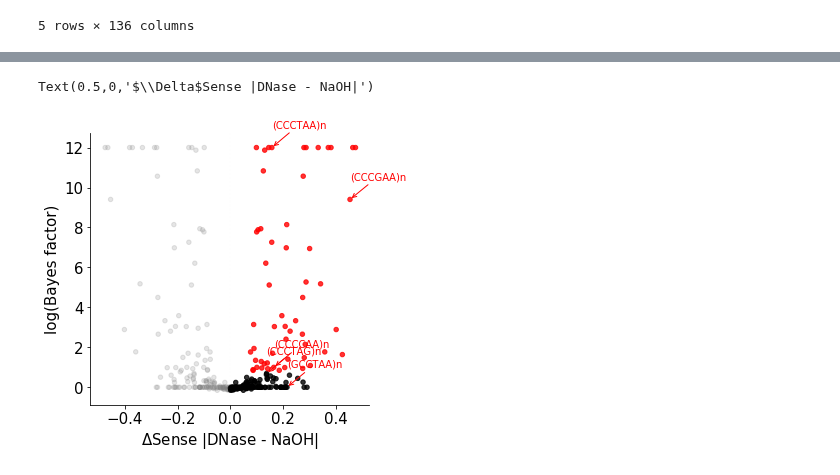
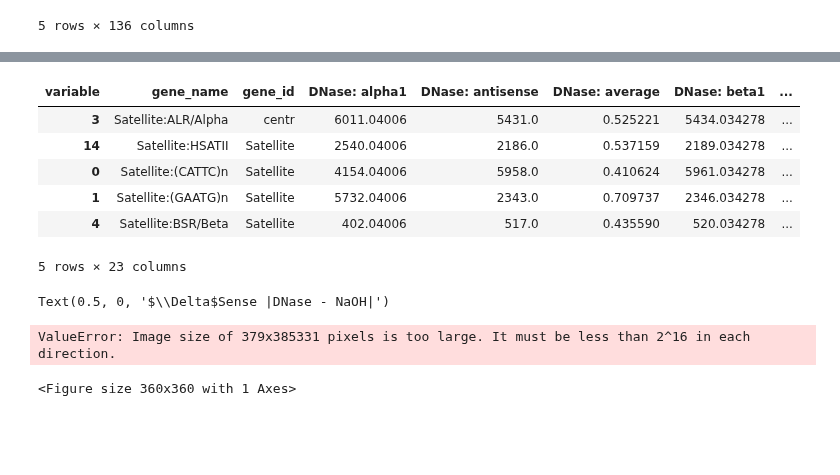
Before and after one commit to wckdouglas/cfNA, a Jupyter notebook: plots/plot_repeats.ipynb, the cells around one changed output, grey strips where cells are left out. Saved outputs shown, nothing was run; the diff lists cells and outputs as text; code cells hidden in the pictures; blank space fills up the shorter version.

```diff
--- a/plots/plot_repeats.ipynb
+++ b/plots/plot_repeats.ipynb
@@ -113,18 +117,28 @@ telo + '|' + reverse_complement(telo)
+# %%
+#https://repository.upenn.edu/cgi/viewcontent.cgi?article=3272&context=edissertations
+telo = 'TAACCC|CCCGAA|CCCCAA|CCCTAG|TTAGGC|TTAGGG'
+telo += '|' + reverse_complement(telo)
+x_val = 'delta_sense'
+y_val = 'log_bf'
+plot_bf_df = posterior_df\
+    .query('bayes_factor  > 0') \
+    .assign(label = lambda d: np.where(d[x_val] < 0, 'Antisense','Sense')) \
+    .assign(color = lambda d: np.where(d.label == "Antisense", 'gray', 'black'))\
+    .assign(color = lambda d: np.where((d.label != "Antisense") & (d.h0_p > 5), 'red', d.color))\
+    .sort_values('log_bf', ascending=False)
+plot_bf_df.head()
+# %% [output]
+| variable | gene_name | gene_id | DNase: alpha1 | DNase: antisense | DNase: average | DNase: beta1 | ... |
+| 3 | Satellite:ALR/Alpha | centr | 6011.04006 | 5431.0 | 0.525221 | 5434.034278 | ... |
+| 14 | Satellite:HSATII | Satellite | 2540.04006 | 2186.0 | 0.537159 | 2189.034278 | ... |
+| 0 | Satellite:(CATTC)n | Satellite | 4154.04006 | 5958.0 | 0.410624 | 5961.034278 | ... |
+| 1 | Satellite:(GAATG)n | Satellite | 5732.04006 | 2343.0 | 0.709737 | 2346.034278 | ... |
+| 4 | Satellite:BSR/Beta | Satellite | 402.04006 | 517.0 | 0.435590 | 520.034278 | ... |
+5 rows × 23 columns
 # %%
-#https://repository.upenn.edu/cgi/viewcontent.cgi?article=3272&context=edissertations
-telo = 'TAACCC|CCCGAA|CCCCAA|CCCTAG|TTAGGC|TTAGGG'
-telo += '|' + reverse_complement(telo)
 fig = plt.figure(figsize=(5,5))
-epsilon = 1e-12
-x_val = 'delta_sense'
+
 ax = fig.add_subplot(111)
-plot_bf_df = posterior_df\
-    .query('bayes_factor > 0') \
-    .assign(log_bf = lambda d: d.bayes_factor.transform(lambda x: np.log10(x)))\
-    .assign(label = lambda d: np.where(d[x_val] < 0, 'Antisense','Sense')) \
-    .assign(color = lambda d: np.where(d.label == "Antisense", 'gray', 'black'))\
-    .assign(color = lambda d: np.where((d.label != "Antisense") & (d.bayes_factor > 5), 'red', d.color))
-
 for lab, lab_df in  plot_bf_df.groupby('label'):
     if lab == "Sense":
         alpha = 0.8
@@ -135,20 +149,18 @@ for lab, lab_df in  plot_bf_df.groupby('label'):
         colors = []
         for i, row in lab_df.iterrows():
             x = row[x_val]
-            y = row['log_bf']
+            y = row[y_val]
             data.append((x,y))
-            if row['bayes_factor'] > 0 \
-                    and row[x_val] > 0 \
-                    and re.search(telo, row['gene_name']):
-                #re.search('telo|Sat|cen', row['gene_id']):
+            if row[x_val] > 0 \
+                    and (row[y_val] > 10 or (row[y_val] > 0 and re.search(telo, row['gene_name']))):
                 text.append(row['gene_name'])
 
                 ax.annotate(row['gene_name'].split(':')[1],
                     xy=(x, y), xycoords='data',
                     xytext=(x, y + 1), textcoords='data',
-                    color = 'red',
+                    color = row['color'],
                     arrowprops=dict(arrowstyle="->",
-                            color = 'red',
+                            color = row['color'],
                             connectionstyle="arc3"),
             )
             else:
@@ -159,16 +171,15 @@ for lab, lab_df in  plot_bf_df.groupby('label'):
         alpha = 0.2
         color = 'gray'
 
-    lab_df.plot.scatter(x_val,'log_bf',
-                        ax = ax,
-                        color = lab_df.color,
-                        alpha=alpha )
+    lab_df.plot.scatter(x_val, y_val, ax = ax, color = lab_df.color.tolist())#, alpha=alpha )
 plt.axvline(x = 0, linestyle=':', alpha=0.01, color='gray')
 sns.despine()
+ax.set_ylim(0,100)
 ax.set_ylabel('log(Bayes factor)')
 ax.set_xlabel('$\Delta$Sense |DNase - NaOH|')
 # %% [output]
-Text(0.5,0,'$\\Delta$Sense |DNase - NaOH|')
+Text(0.5, 0, '$\\Delta$Sense |DNase - NaOH|')
-[figure, removed]
+ValueError: Image size of 379x385331 pixels is too large. It must be less than 2^16 in each direction.
+<Figure size 360x360 with 1 Axes>
 # %%
 plot_bf_df[plot_bf_df.gene_name.str.contains(telo+'|telo')]
```
Also changed, not shown: parts of 21 cells of this notebook, 5 other files.
